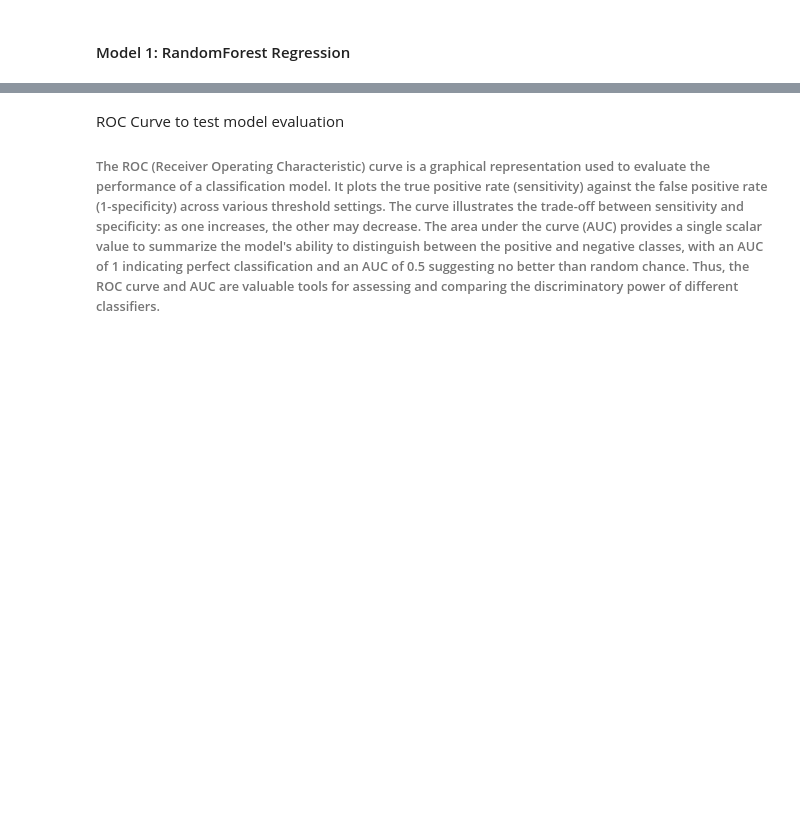
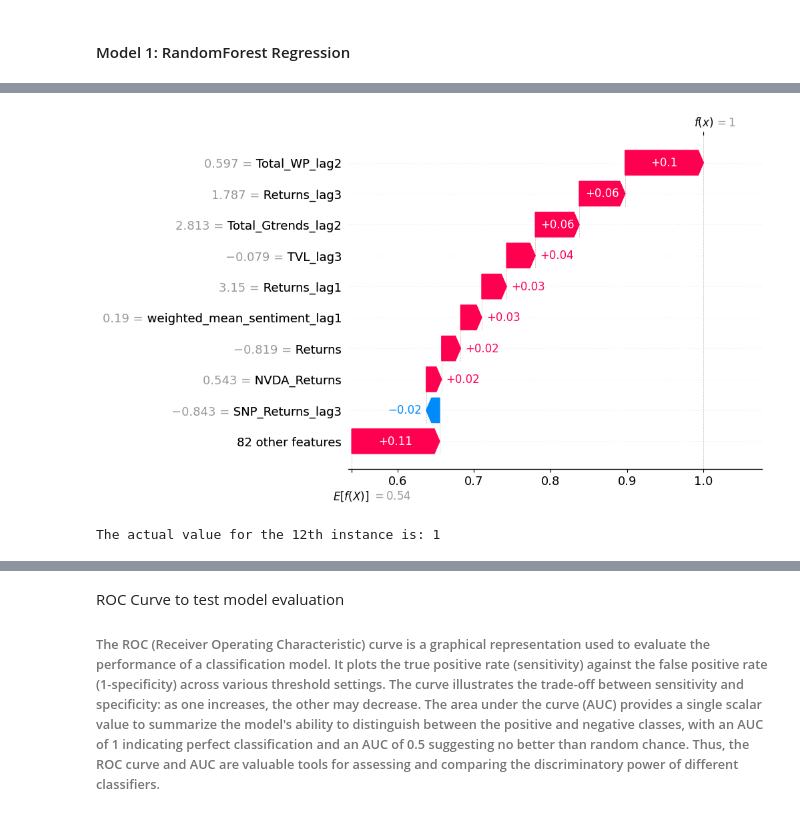
Before and after one commit to NumericCamel/Master-Thesis, a Jupyter notebook: notebook/model_building.ipynb, the cells around one changed output, grey strips where cells are left out. Drawn from its saved outputs; the diff is of its cells as text; code cells hidden in the pictures; blank space fills up the shorter version.

```diff
--- a/notebook/model_building.ipynb
+++ b/notebook/model_building.ipynb
@@ -229,0 +221,13 @@ evaluation
+# %%
+shap.waterfall_plot(shap_values[23])
+
+# Show the plot
+plt.show()
+
+# Fetch the actual value for the 12th instance from y_test
+actual_value = btc_y_train.iloc[23]  # Assuming y_test is a DataFrame or Series
+
+print(f"The actual value for the 12th instance is: {actual_value}")
+# %% [output]
+[figure, added]
+The actual value for the 12th instance is: 1
```
Also changed, not shown: parts of 12 cells of this notebook, 4 other files.
